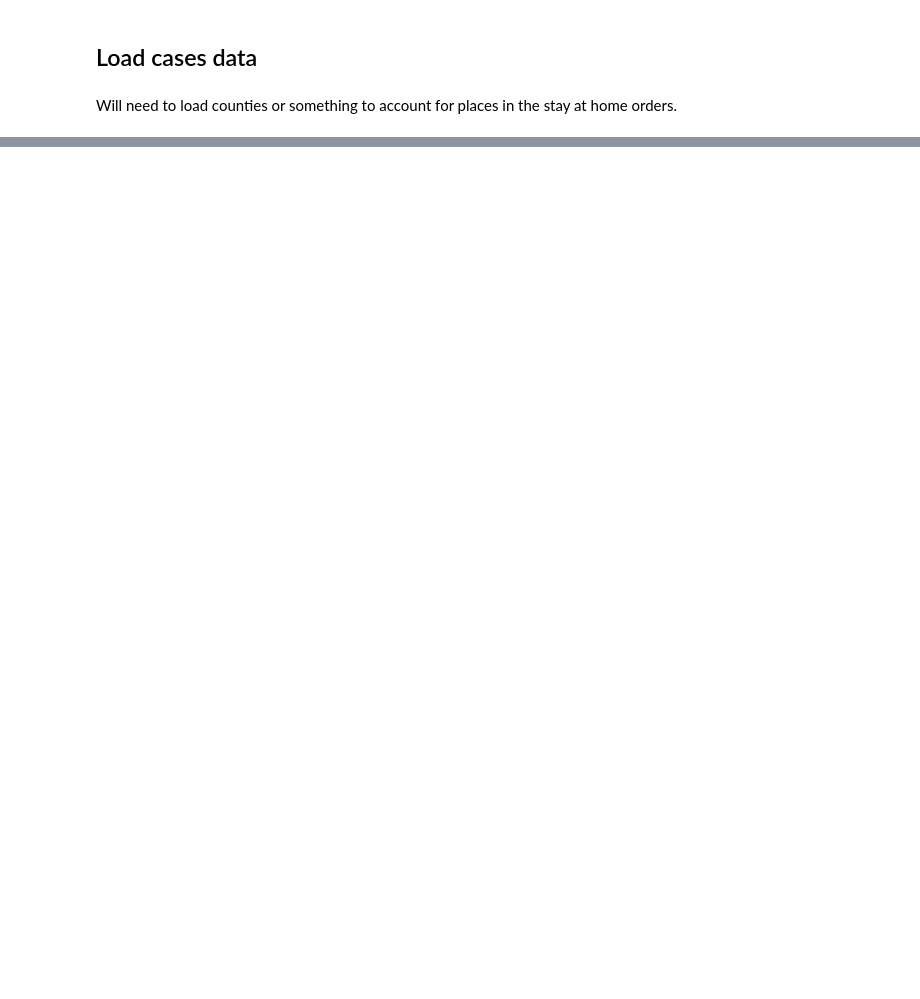
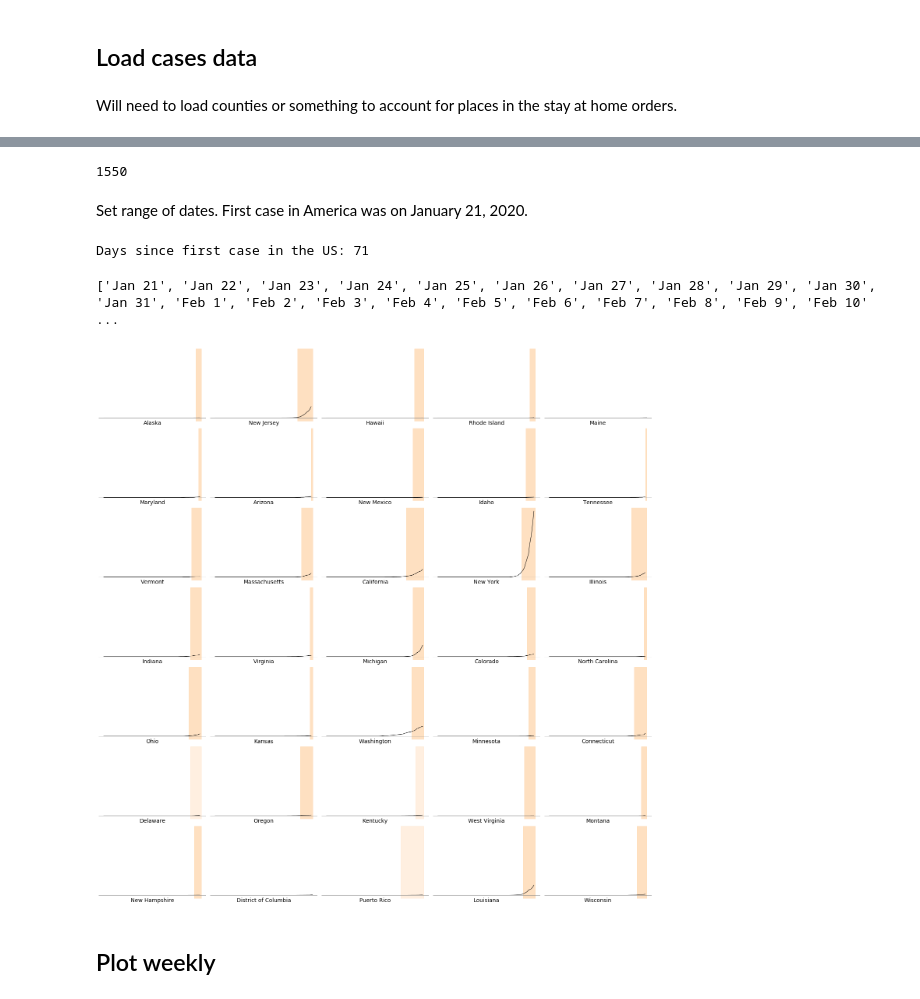
Before and after one commit to brienna/covid-19, a Jupyter notebook: social distancing visualizations.ipynb, the cells around one changed output, grey strips where cells are left out. Saved outputs shown, nothing was run; the diff lists cells and outputs as text; code cells hidden in the pictures; blank space fills up the shorter version.

```diff
--- a/social distancing visualizations.ipynb
+++ b/social distancing visualizations.ipynb
@@ -150,0 +138,80 @@ plt.show()
+# %%
+y_max = state_cases['deaths'].max()
+y_max
+# %% [output]
+1550
+# %% [markdown]
+Set range of dates. First case in America was on January 21, 2020.
+# %%
+base = datetime(2020, 1, 21)
+yesterday = datetime.today() - timedelta(days = 1)
+total_days = abs((base - yesterday).days)
+print('Days since first case in the US: ' + str(total_days))
+# %% [output]
+Days since first case in the US: 71
+# %%
+months = ['Jan', 'Feb', 'Mar', 'Apr', 'May', 'Jun', 'Jul', 'Aug']
+master_date_list = pd.date_range(base, periods=total_days).tolist()
+master_date_list = [months[x.month - 1] + ' ' + str(x.day) for x in master_date_list]
+print(master_date_list)
+# %% [output]
+['Jan 21', 'Jan 22', 'Jan 23', 'Jan 24', 'Jan 25', 'Jan 26', 'Jan 27', 'Jan 28', 'Jan 29', 'Jan 30', 'Jan 31', 'Feb 1', 'Feb 2', 'Feb 3', 'Feb 4', 'Feb 5', 'Feb 6', 'Feb 7', 'Feb 8', 'Feb 9', 'Feb 10' ...
+# %%
+def format_x(df, start):
+    x = []
+    for i in list(df['date'].str.split('-')):
+        date = months[int(i[1]) - 1] + ' ' + str(int(i[2]))
+        x.append(date)
+    num_of_days = len(x)
+    missing_days = total_days - num_of_days
+    missing_counts = [master_date_list[i] for i in range(missing_days)]
+    x = missing_counts + x
+    return x
+
+def format_y(x, y):
+    # Make the length of y equal to x, if not already,
+    # by appending zero counts to the beginning of y
+    if len(x) > len(y):
+        missing_counts = [0 for i in range(len(x) - len(y))]
+        y = missing_counts + y
+    return y
+# %%
+fig, axarr = plt.subplots(7, 5, figsize=(20,20), sharey=True)
+j = 0
+
+# For each state that has issued a state-wide order
+for i, state_order in state_orders.iterrows():
+
+    # Get order details
+    state = state_order['state']
+    order = state_order['order']
+    order_date = state_order['date']
+
+    # Get covid-19 data
+    data = state_cases[state_cases['state'] == state]
+    x = format_x(data, 1)
+    y = format_y(x, list(data['deaths']))
+
+    plt.sca(axarr[i%7, j%5])
+    axarr[i%7, j%5].plot(x, y, color='black', lw=1)
+    axarr[i%7, j%5].axis('off')
+    axarr[i%7, j%5].axhline(y=0, color='gray', lw=1)
+    axarr[i%7, j%5].set_title(state, y=-0.08, fontsize=14)
+
+    # If order is not made after yesterday,
+    if order_date != 'Apr 1' and order_date != 'Apr 2':
+        if 'stay at home' in order:
+            a = 1
+        else:
+            a = 0.4
+
+        axarr[i%7, j%5].axvspan(x.index(order_date), len(x), ymin=0, alpha=a, color='#fed8b1')
+
+    j += 1
+
+plt.tight_layout()
+plt.show()
+# %% [output]
+[figure, added]
+# %% [markdown]
+## Plot weekly
```
Also changed, not shown: parts of 12 cells of this notebook.
